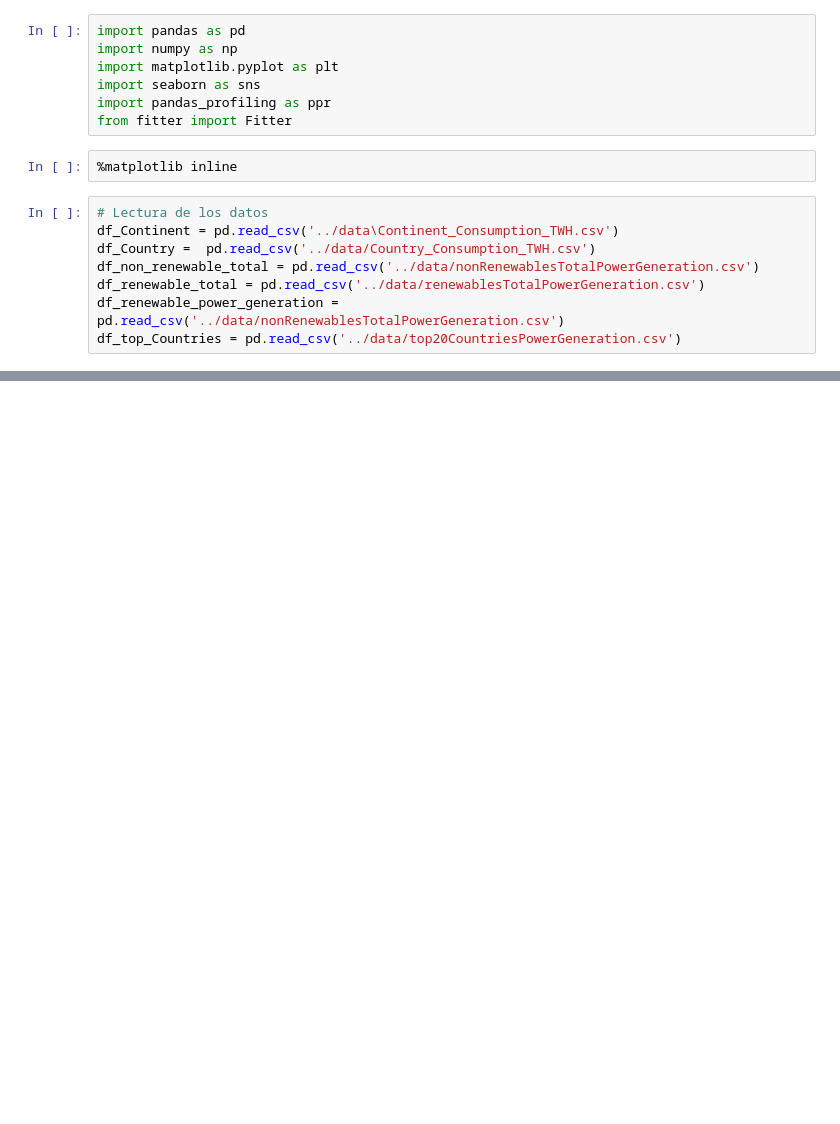
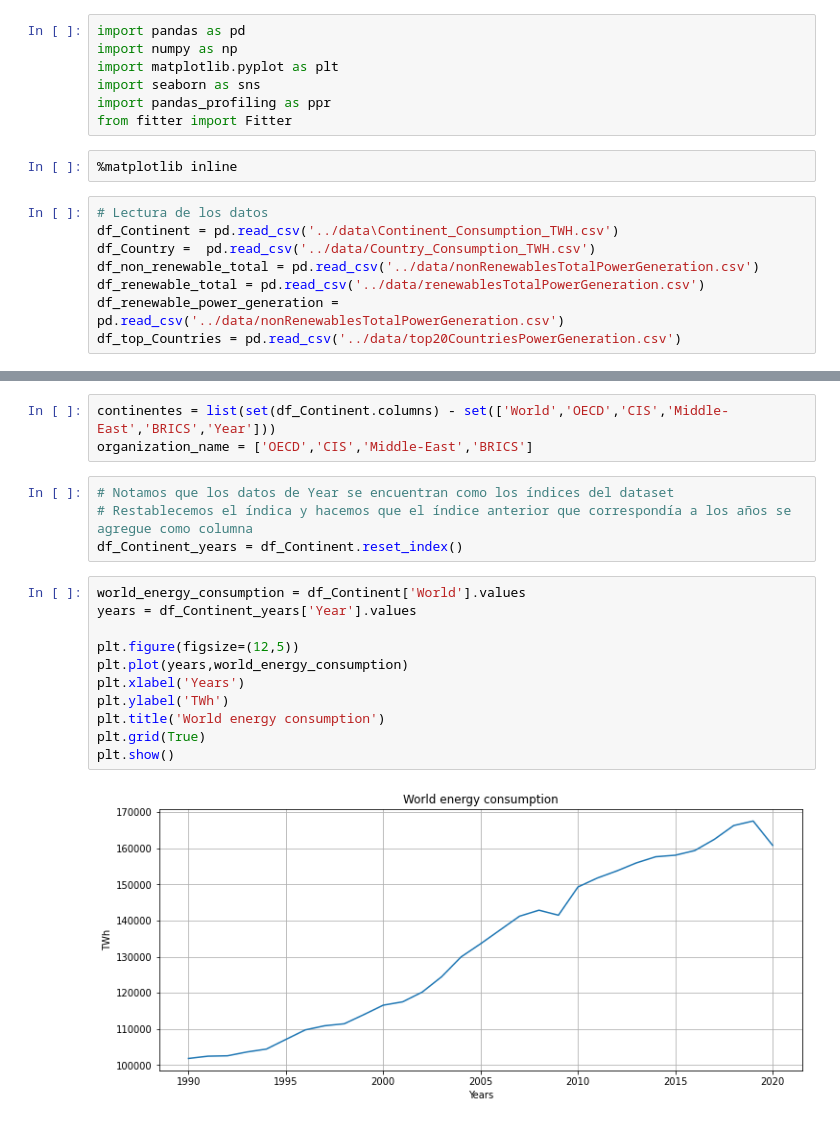
Before and after one commit to malvaradogcode/ProyectBootcamp, a Jupyter notebook: src/eda.ipynb, the cells around one changed output, grey strips where cells are left out. Cells and saved outputs as stored; diff of their text form; blank space fills up the shorter version.

Commit message:
Se agrego contexto de los datasets al README y se avanzo con el analisis en el notebook

```diff
--- a/src/eda.ipynb
+++ b/src/eda.ipynb
@@ -31,0 +27,20 @@ df_top_Countries.head(10)
+# %%
+continentes = list(set(df_Continent.columns) - set(['World','OECD','CIS','Middle-East','BRICS','Year']))
+organization_name = ['OECD','CIS','Middle-East','BRICS']
+# %%
+# Notamos que los datos de Year se encuentran como los índices del dataset
+# Restablecemos el índica y hacemos que el índice anterior que correspondía a los años se agregue como columna
+df_Continent_years = df_Continent.reset_index()
+# %%
+world_energy_consumption = df_Continent['World'].values
+years = df_Continent_years['Year'].values
+
+plt.figure(figsize=(12,5))
+plt.plot(years,world_energy_consumption)
+plt.xlabel('Years')
+plt.ylabel('TWh')
+plt.title('World energy consumption')
+plt.grid(True)
+plt.show()
+# %% [output]
+[figure, added]
```
Also changed, not shown: parts of 6 cells of this notebook, 2 other files.
